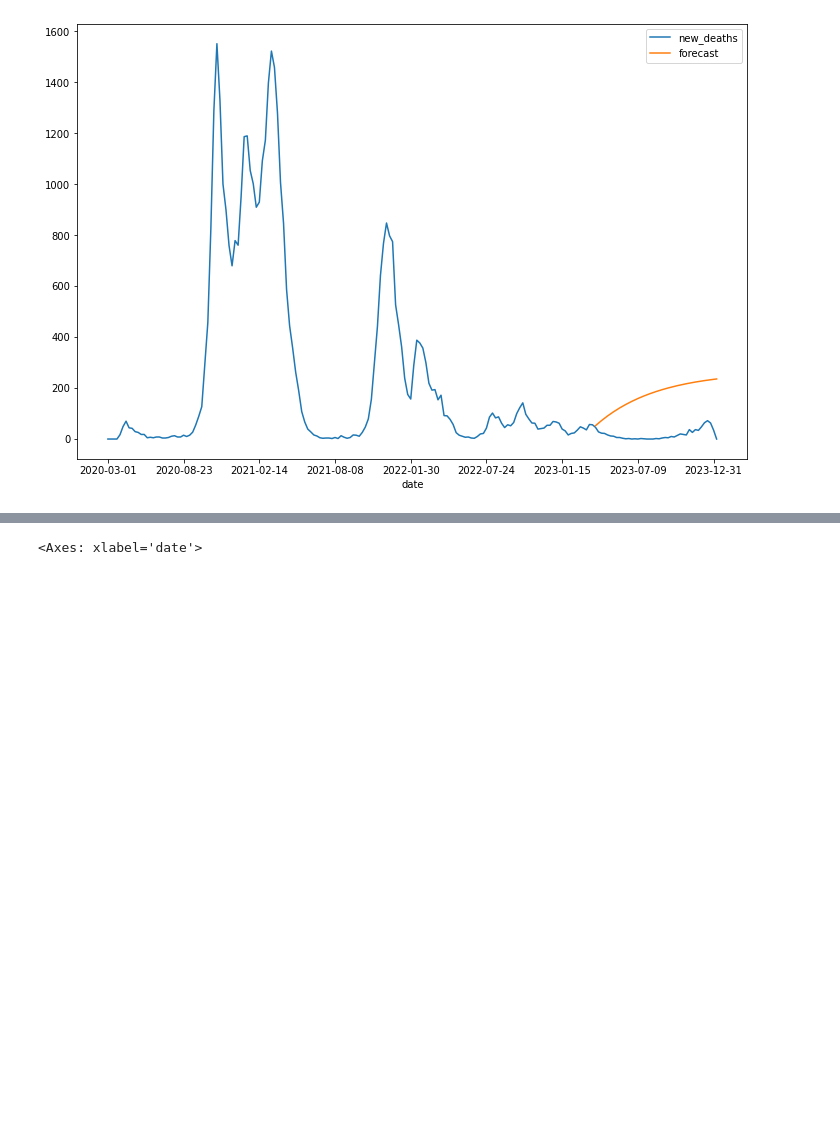
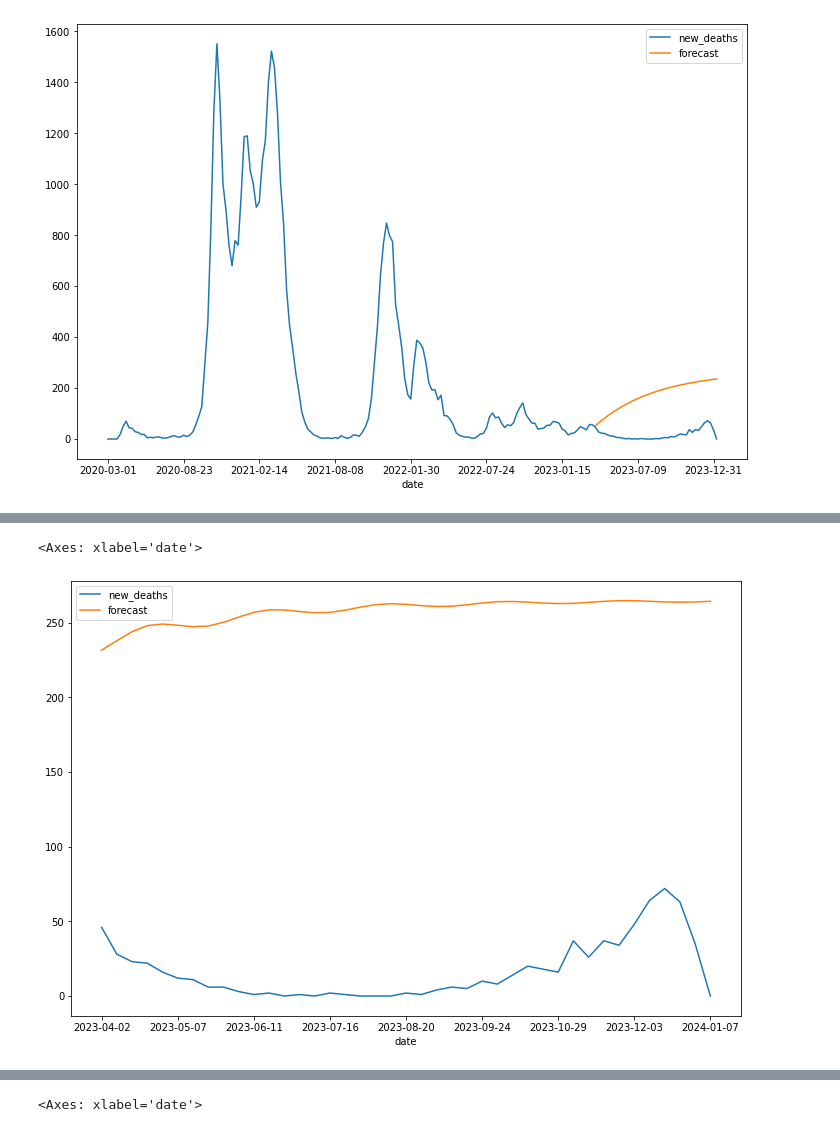
Before and after one commit to y-ginther/DS-Capstone, a Jupyter notebook: ARIMA_a.ipynb, the cells around one changed output, grey strips where cells are left out. Saved outputs shown, nothing was run; the diff lists cells and outputs as text; code cells hidden in the pictures; blank space fills up the shorter version.

```diff
--- a/ARIMA_a.ipynb
+++ b/ARIMA_a.ipynb
@@ -198,0 +219,4 @@ metrics_df.loc[len(metrics_df)] = ['base a czech',mae, mape]
+# %%
+model=ARIMA(czech_train['new_deaths'],order=(4,0,3))
+model_fit=model.fit()
+model_fit.summary()
@@ -198,0 +248,7 @@ metrics_df.loc[len(metrics_df)] = ['base a czech',mae, mape]
+# %%
+
+czech_test['forecast']=model_fit.predict(start=141,end=202,dynamic=True)
+czech_test[['new_deaths','forecast']].plot(figsize=(12,8))
+# %% [output]
+<Axes: xlabel='date'>
+[figure, added]
```
Also changed, not shown: parts of 25 cells of this notebook, 3 other files.
